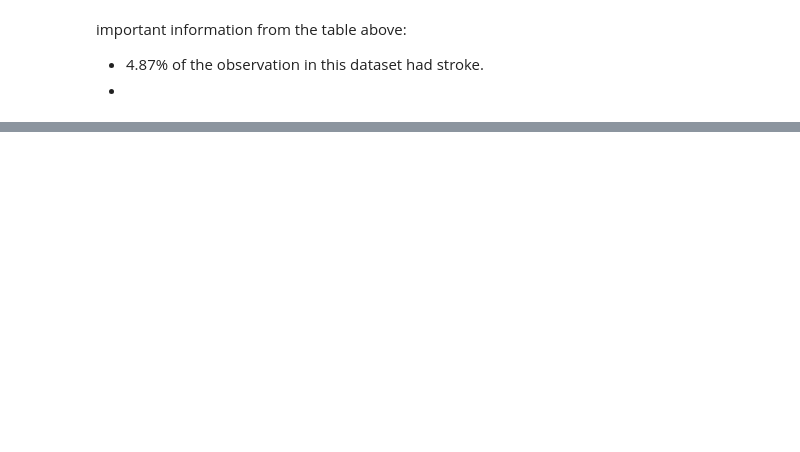
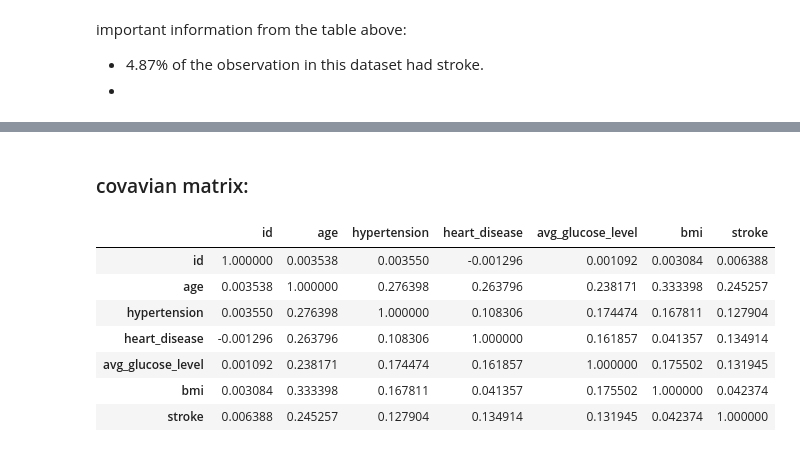
Before and after one commit to idankam/DataScienceCourseProject, a Jupyter notebook: Classification Notebook.ipynb, the cells around one changed output, grey strips where cells are left out. Saved outputs shown, nothing was run; the diff lists cells and outputs as text; code cells hidden in the pictures; blank space fills up the shorter version.

```diff
--- a/Classification Notebook.ipynb
+++ b/Classification Notebook.ipynb
@@ -122,0 +187,13 @@ important information from the table above:
+# %% [markdown]
+### covavian matrix:
+# %%
+df.corr()
+# %% [output]
+|  | id | age | hypertension | heart_disease | avg_glucose_level | bmi | stroke |
+| id | 1.000000 | 0.003538 | 0.003550 | -0.001296 | 0.001092 | 0.003084 | 0.006388 |
+| age | 0.003538 | 1.000000 | 0.276398 | 0.263796 | 0.238171 | 0.333398 | 0.245257 |
+| hypertension | 0.003550 | 0.276398 | 1.000000 | 0.108306 | 0.174474 | 0.167811 | 0.127904 |
+| heart_disease | -0.001296 | 0.263796 | 0.108306 | 1.000000 | 0.161857 | 0.041357 | 0.134914 |
+| avg_glucose_level | 0.001092 | 0.238171 | 0.174474 | 0.161857 | 1.000000 | 0.175502 | 0.131945 |
+| bmi | 0.003084 | 0.333398 | 0.167811 | 0.041357 | 0.175502 | 1.000000 | 0.042374 |
+| stroke | 0.006388 | 0.245257 | 0.127904 | 0.134914 | 0.131945 | 0.042374 | 1.000000 |
```
Also changed, not shown: parts of 13 cells of this notebook.
